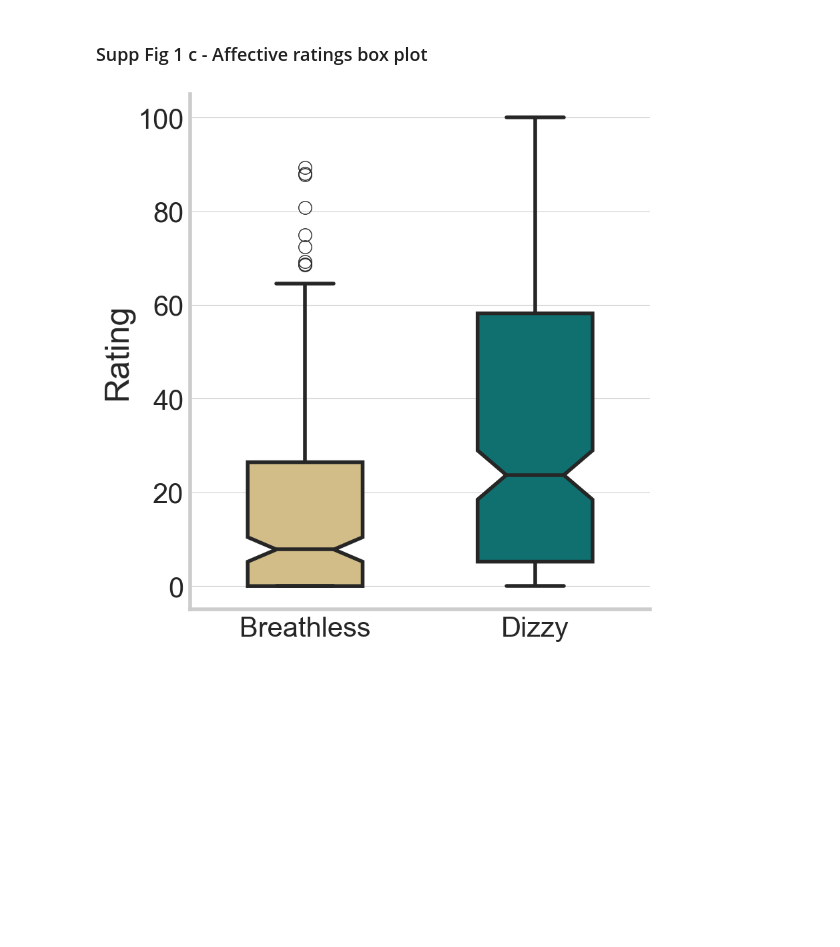
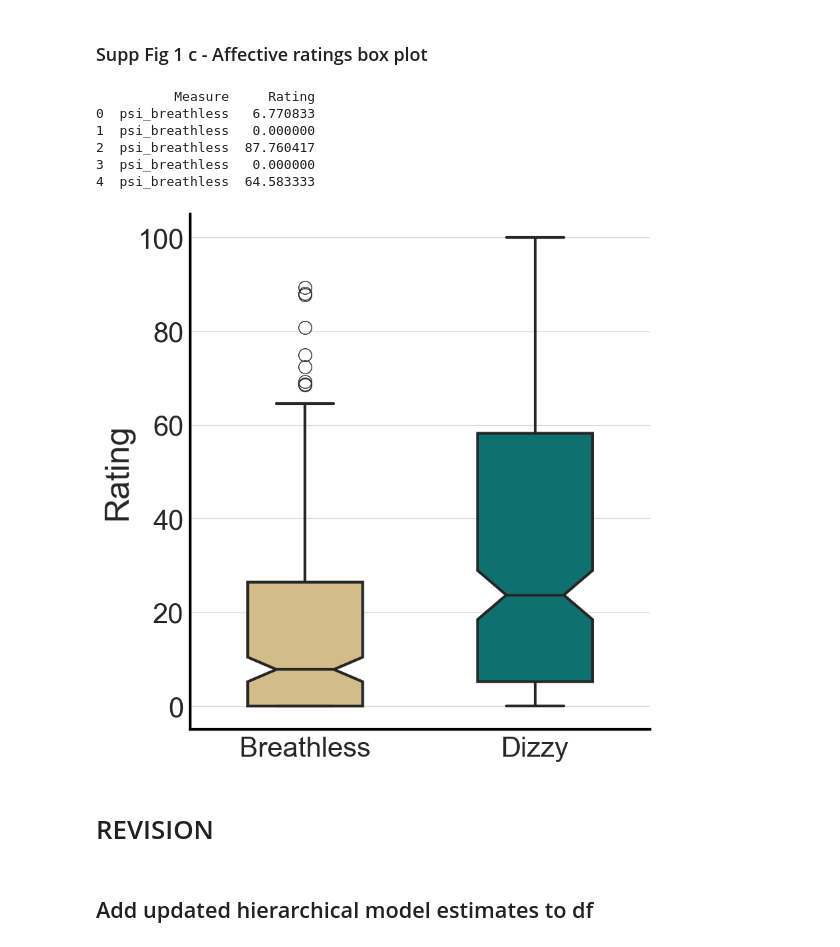
Before and after one commit to embodied-computation-group/Respiroception_VBQ, a Jupyter notebook: analysis/respirocept_behav_analysis.ipynb, the cells around one changed output. Drawn from its saved outputs; the diff is of its cells as text; code cells hidden in the pictures; blank space fills up the shorter version.

```diff
--- a/analysis/respirocept_behav_analysis.ipynb
+++ b/analysis/respirocept_behav_analysis.ipynb
@@ -211,6 +220,7 @@ A value is trying to be set on a copy of a slice from a DataFrame
 See the caveats in the documentation: https://pandas.pydata.org/pandas-docs/stable/user_guide/indexing.html#returning-a-view-versus-a-copy
   cleaned_df.rename(columns=new_column_names, inplace=True)
 # %%
+fig_filename = 'rrst_regressors_heatmap.png'
 
 # Step 1: Calculate the correlation matrix and the corresponding p-value matrix
 corr_matrix = corrplot_data.corr(method='spearman')
@@ -258,12 +268,23 @@ cbar.ax.tick_params(labelsize=fontsize_axis_ticks-4)  # You can adjust the font
 # Adding a border around the heatmap
 for _, spine in ax.spines.items():
     spine.set_visible(True)
-    spine.set_linewidth(4)
+    spine.set_linewidth(3)
     spine.set_edgecolor('black')  # You can change the color here
 
-# rotate the x and y labels if they overlap
-plt.xticks(rotation=45, fontsize=fontsize_axis_ticks)
+# Move x-axis labels to the top
+ax.xaxis.tick_top()
+
+# Rotate the x and y labels if they overlap
+plt.xticks(rotation=45, fontsize=fontsize_axis_ticks)  # Adjust ha='right' to move labels to the top
 plt.yticks(rotation=45, fontsize=fontsize_axis_ticks)
+
+# Remove the left-most tick label on the y-axis
+yticklabels = ax.get_yticklabels()
+yticklabels[0].set_visible(False)
+
+## rotate the x and y labels if they overlap
+#plt.xticks(rotation=45, fontsize=fontsize_axis_ticks)
+#plt.yticks(rotation=45, fontsize=fontsize_axis_ticks)
 
 # Adjust layout to prevent clipping at the bottom
 plt.tight_layout(rect=[0, 0, 1, 0.95])  # Adjust the bottom margin as needed (0.95 leaves 5% space at the bottom)
@@ -457,5 +503,16 @@ plt.show()
 # %% [markdown]
 ### Supp Fig 1 c - Affective ratings box plot
+# %%
+long_df = pd.melt(cleaned_df, value_vars=['psi_breathless', 'psi_dizzy'], var_name='Measure', value_name='Rating')
+
+print(long_df.head())
+# %% [output]
+          Measure     Rating
+0  psi_breathless   6.770833
+1  psi_breathless   0.000000
+2  psi_breathless  87.760417
+3  psi_breathless   0.000000
+4  psi_breathless  64.583333
 # %%
 fig_filename = 'SuppFig1c_symptoms_ratings.png'
 
@@ -470,34 +527,44 @@ sns.set_style("whitegrid")
 
 # Create a box plot with Seaborn
 plt.figure(figsize=(8.5, 8.5))
+#ax = sns.boxplot(data=long_df, x="Measure", y="Rating", hue="Measure",
+#            width=0.5, linewidth=4, notch=True, palette=custom_colors, fliersize=14)
 ax = sns.boxplot(data=cleaned_df[['psi_breathless', 'psi_dizzy']],
-            width=0.5, linewidth=4, notch=True, palette=custom_colors, fliersize=14)
+                 width=0.5, linewidth=3, notch=True, palette=custom_colors, fliersize=14)
 
 # Rename the x-axis labels
 ax.set_xticklabels(variable_names, fontsize=fontsize_axis_labels)
 
 # Set labels and title
 plt.ylabel('Rating', fontsize=fontsize_axis_labels)
 
 # Set tick label size
 plt.xticks(fontsize=fontsize_axis_ticks)
 plt.yticks(fontsize=fontsize_axis_ticks)
 
 # Customizing the axes
 for _, spine in ax.spines.items():
-    spine.set_linewidth(4)
+    spine.set_linewidth(3)
+
+# Customize left and bottom axes to be black
+ax.spines["left"].set_color('black')
+ax.spines["bottom"].set_color('black')
 
 # Removing right and top sides
 ax.spines["right"].set_visible(False)
 ax.spines["top"].set_visible(False)
 
 if flag_savefigs:
     # Save the figure with a specified size and resolution
     fig_filepath = f'{figures_dir}{fig_filename}'
     plt.savefig(fig_filepath, dpi=300)
 
 # Show plot
 plt.tight_layout()
 plt.show()
 # %% [output]
-[figure, old version]
+[figure, new version]
+# %% [markdown]
+# REVISION
+# %% [markdown]
+## Add updated hierarchical model estimates to df
```
Also changed, not shown: parts of 15 cells of this notebook, 42 other files.
